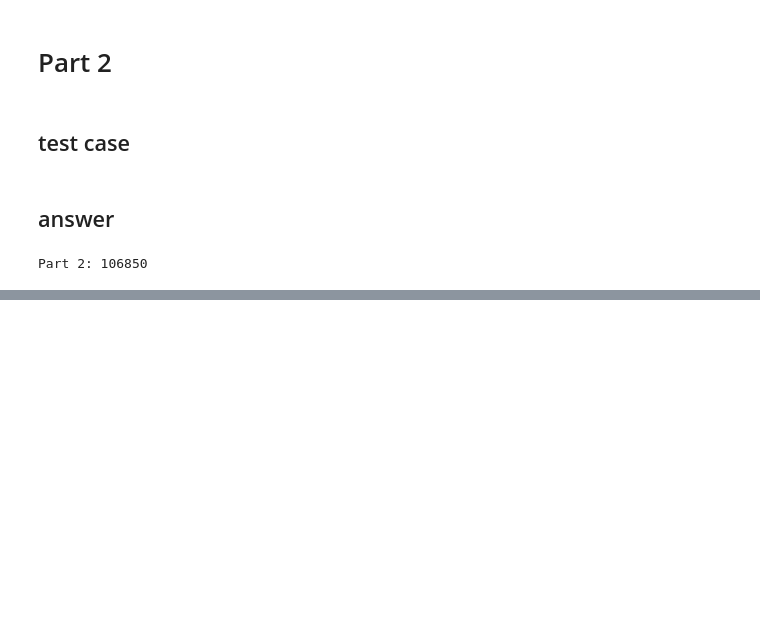
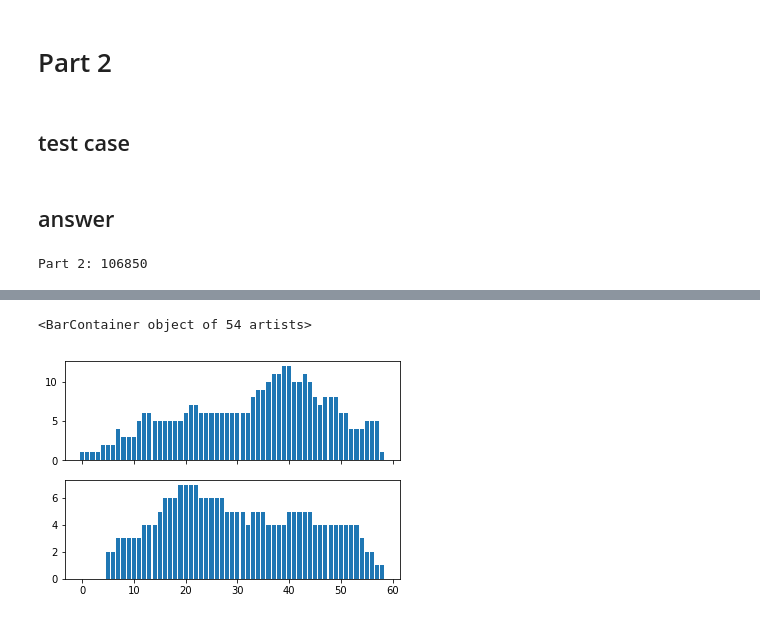
Before and after one commit to MarkNOakden/AdventOfCode, a Jupyter notebook: 18/04/Day 04 - Repose Record.ipynb, the cells around one changed output, grey strips where cells are left out. Drawn from its saved outputs; the diff is of its cells as text; code cells hidden in the pictures; blank space fills up the shorter version.

```diff
--- a/18/04/Day 04 - Repose Record.ipynb
+++ b/18/04/Day 04 - Repose Record.ipynb
@@ -127,0 +133,2 @@ Part 2: 106850
+# %%
+guard_ids, guards = process_records(input_data)
@@ -127,0 +155,7 @@ Part 2: 106850
+# %%
+fig, ax = plt.subplots(2, 1, sharex=True, squeeze=True)
+ax[0].bar(*list(zip(*guards[131].counts.items())))
+ax[1].bar(*list(zip(*guards[151].counts.items())))
+# %% [output]
+<BarContainer object of 54 artists>
+[figure, added]
```
Also changed, not shown: parts of 11 cells of this notebook, 3 other files.
